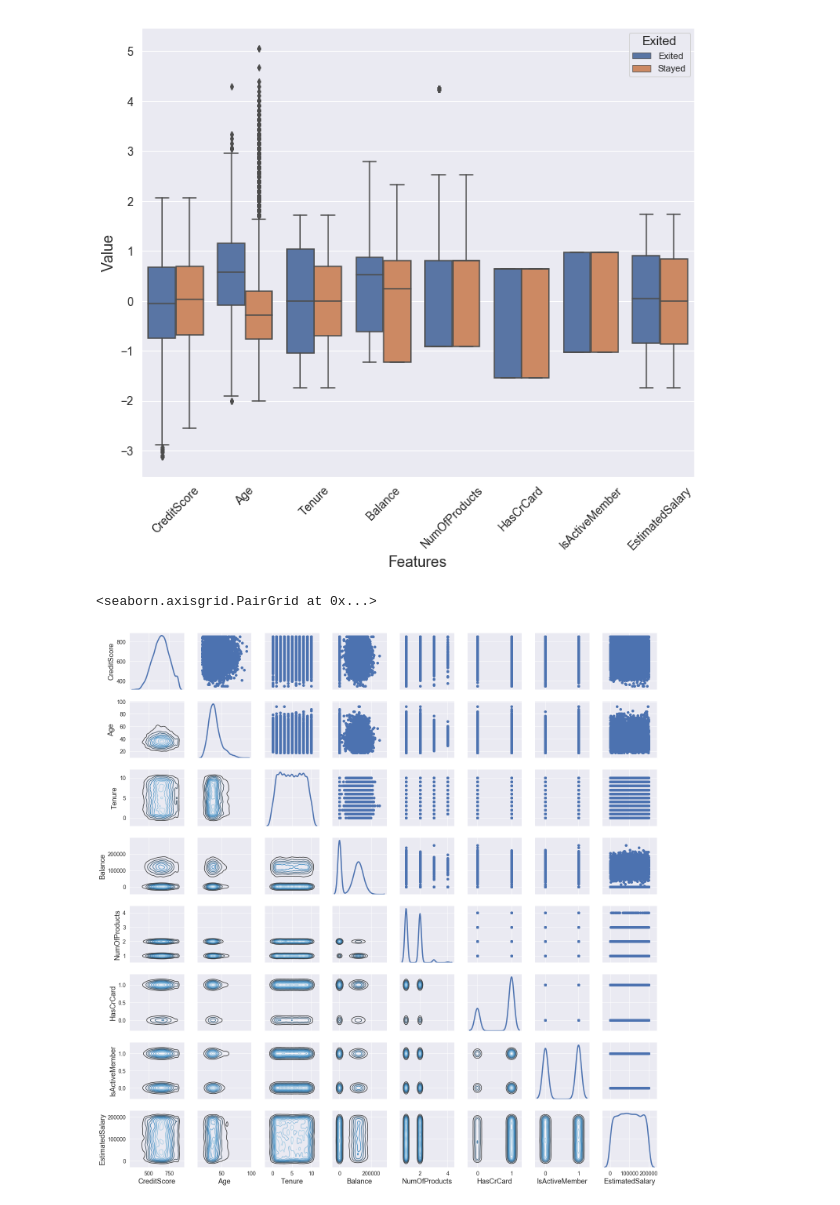
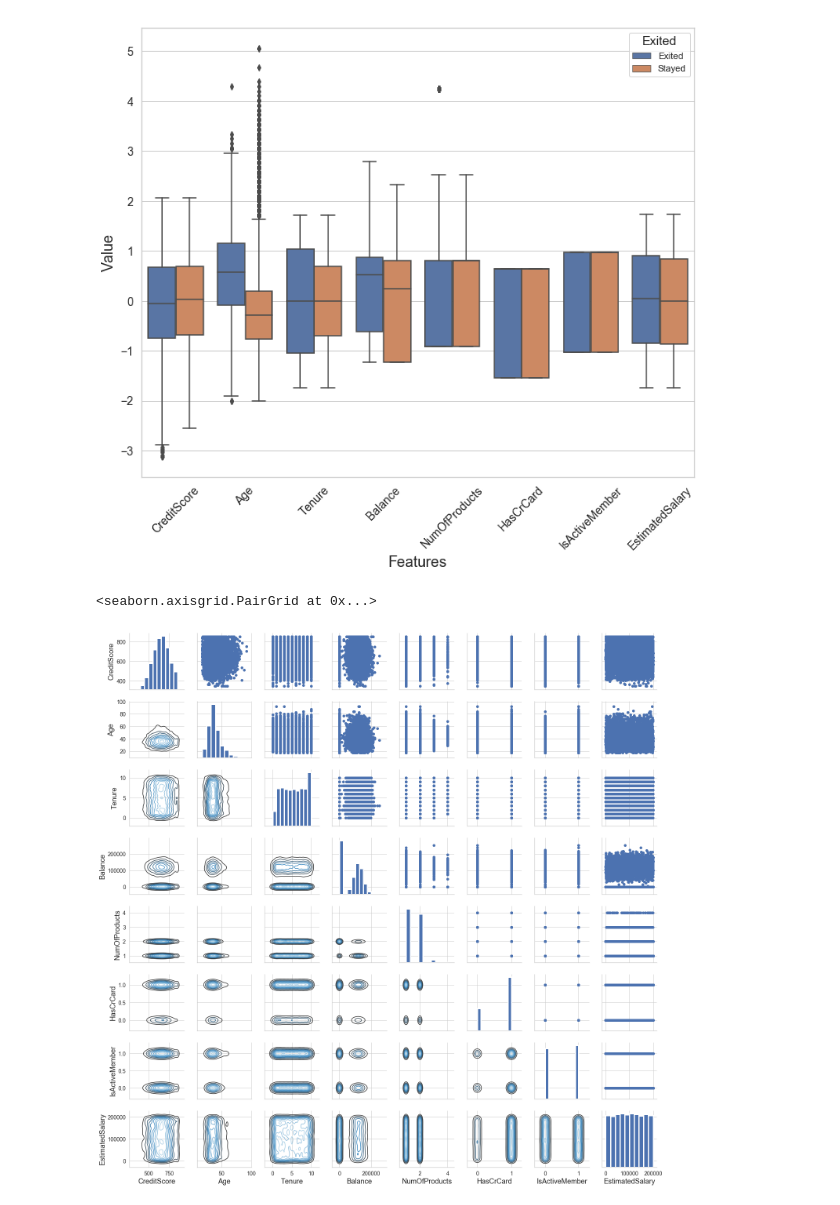
Before and after one commit to manoel-victor1602/Exemplos-de-Uso-Seaborn, a Jupyter notebook: Churn Analysis.ipynb, the cells around one changed output. Drawn from its saved outputs; the diff is of its cells as text; code cells hidden in the pictures.

```diff
--- a/Churn Analysis.ipynb
+++ b/Churn Analysis.ipynb
@@ -36,6 +36,8 @@ y=y.map({0: 'Stayed', 1: 'Exited'})
 # %%
 sns.set(rc={'figure.figsize':(12,10), 'axes.labelsize':18,
             'xtick.labelsize': 14, 'ytick.labelsize': 14})
+# %%
+sns.set_style('whitegrid')
 # %%
 f,ax = plt.subplots(figsize=(10, 10))
 sns.heatmap(df.corr(), annot=True, linewidths=.5, fmt= '.1f', ax=ax)
@@ -82,11 +84,11 @@ plt.xticks(rotation=45)
 # %%
 g = sns.PairGrid(X.drop(['Geography','Gender'], axis=1), diag_sharey=False)
 g.map_lower(sns.kdeplot, cmap="Blues_d")
 g.map_upper(plt.scatter)
-g.map_diag(sns.kdeplot, lw=3)
+g.map_diag(plt.hist, lw=3)
 # %% [output]
 <seaborn.axisgrid.PairGrid at 0x...>
-[figure, old version]
+[figure, new version]
 # %%
 data = pd.concat([y, data_std.iloc[:,0:8]], axis=1)
 
```
Also changed, not shown: parts of 2 cells of this notebook, 1 other file.
